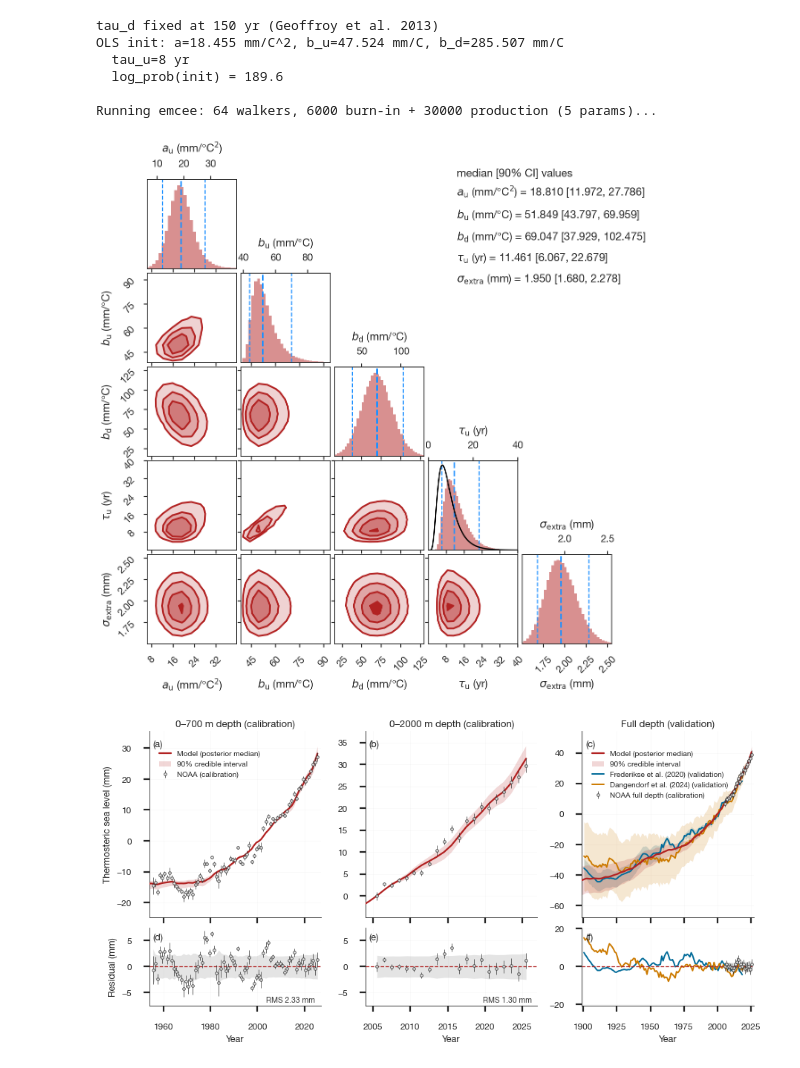
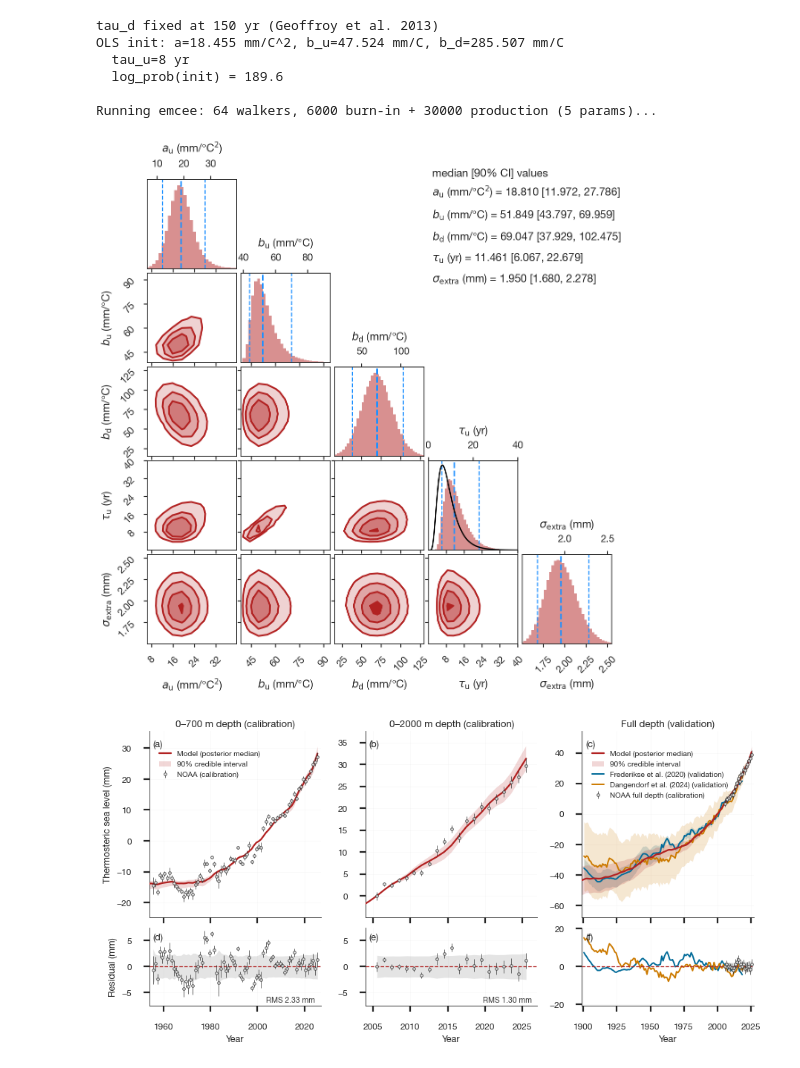
Before and after one commit to bminchew/GMSLR_forecast_v1, a Jupyter notebook: slr_forecast/notebooks/component_ocean.ipynb, the cells around one changed output. Cells and saved outputs as stored; diff of their text form; code cells hidden in the pictures.

```diff
--- a/slr_forecast/notebooks/component_ocean.ipynb
+++ b/slr_forecast/notebooks/component_ocean.ipynb
@@ -371,13 +371,14 @@ tau_u_post = np.exp(flat[:, 3])
 sigma_extra_post = np.exp(flat[:, 4])
 
 # ── Cache posterior draws to component_results.h5 (enables re-running
-#    the corner plot cell without re-running this ~20 min MCMC fit) ──
+#    the corner plot cell without re-running this ~30 min MCMC fit).
+#    Top-level group: save_ocean_hybrid (cell 9) deletes and recreates the
+#    'ocean' group, which would remove a cache stored inside it. ──
 import h5py
 with h5py.File('../data/processed/component_results.h5', 'a') as _f:
-    _cg = _f['ocean']
-    if 'posteriors' in _cg:
-        del _cg['posteriors']
-    _pg = _cg.create_group('posteriors')
+    if 'ocean_posteriors' in _f:
+        del _f['ocean_posteriors']
+    _pg = _f.create_group('ocean_posteriors')
     _pg.attrs['model'] = 'two-layer thermosteric (Geoffroy et al. 2013)'
     _pg.attrs['params'] = (
         'a, b_u, b_d: regression coefficients (m units); '
@@ -546,7 +547,7 @@ try:
     a_post, bu_post, bd_post, tau_u_post, sigma_extra_post
 except NameError:
     with h5py.File('../data/processed/component_results.h5', 'r') as _f:
-        _pg = _f['ocean/posteriors']
+        _pg = _f['ocean_posteriors']
         a_post = _pg['a_posterior'][:]
         bu_post = _pg['b_u_posterior'][:]
         bd_post = _pg['b_d_posterior'][:]
@@ -656,37 +657,37 @@ _table_pt = (
     _bbox_tl.y1 - 0.02 * (_bbox_tl.y1 - _bbox_br.y0),
 )
 _table_transform = offset_copy(
-    fig_corner.transFigure, fig=fig_corner, x=40, y=0, units='points')
+    fig_corner.transFigure, fig=fig_corner, x=-20, y=0, units='points')
 _cap_transform = offset_copy(
-    fig_corner.transFigure, fig=fig_corner, x=40, y=10, units='points')
+    fig_corner.transFigure, fig=fig_corner, x=-20, y=10, units='points')
 fig_corner.text(
     *_table_pt, 'median [90% CI] values', transform=_cap_transform,
     ha='left', va='bottom', fontsize=_label_fs,
 )
 fig_corner.text(
     *_table_pt, _table_text, transform=_table_transform,
     ha='left', va='top', fontsize=_label_fs, linespacing=2.0,
 )
 
 # ── Add whitespace between axis labels and tick labels: shift x-labels
 #    down 12 pt, y-labels left 12 pt (corner positions labels via
 #    transAxes fractional coords, not the standard labelpad, so the
 #    offset is applied directly in points) ──
 for _ax in fig_corner.axes:
     if _ax.get_xlabel():
         _lbl = _ax.xaxis.label
         _lbl.set_transform(offset_copy(
             _lbl.get_transform(), fig=fig_corner, x=0, y=-12, units='points'))
     if _ax.get_ylabel():
         _lbl = _ax.yaxis.label
         _lbl.set_transform(offset_copy(
             _lbl.get_transform(), fig=fig_corner, x=-12, y=0, units='points'))
 
 plt.savefig(f'{FIG_DIR}/component_ocean_posterior_corner.png',
             dpi=150, bbox_inches='tight')
 plt.show()
 # %% [output]
-[figure, old version]
+[figure, new version]
 # %%
 # ── Fit and residuals: NOAA 0-700 m, 0-2000 m, and full depth ──
 # Columns 1-2 are the calibration records.  Column 3 is the full-depth
```
Also changed, not shown: parts of 1 cell of this notebook, 44 other files.
